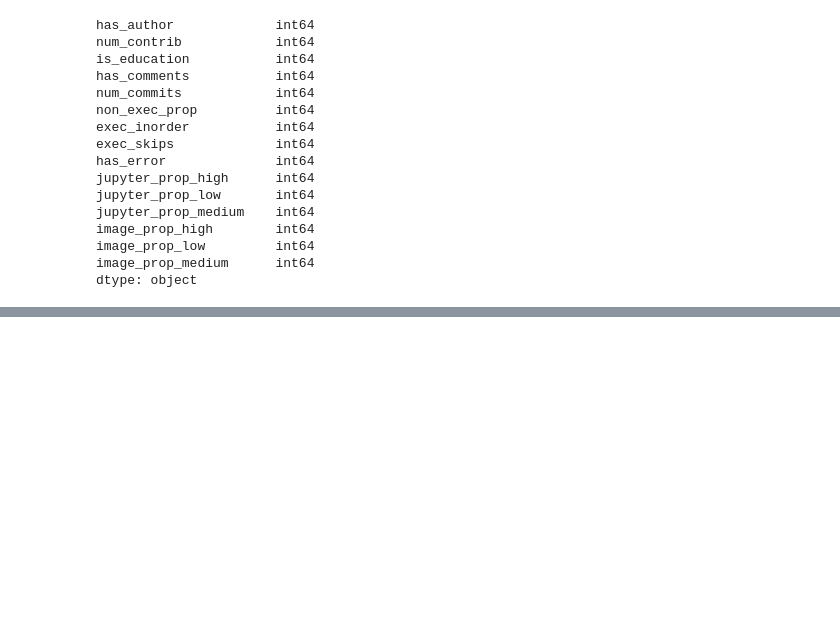
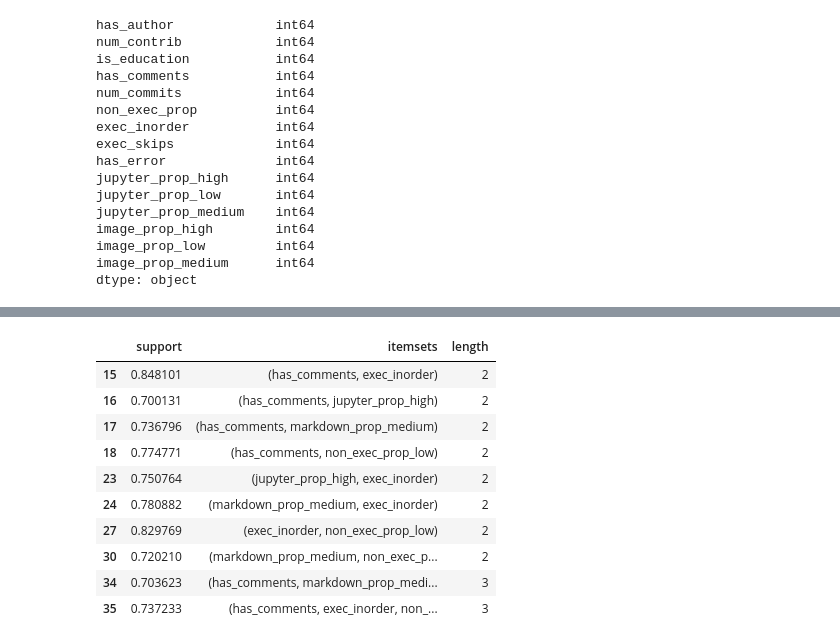
Before and after one commit to Isabel-Gan/quantifying-notebook-features, a Jupyter notebook: output/complete-runs/analysis/cat-factor-analysis.ipynb, the cells around one changed output, grey strips where cells are left out. Saved outputs shown, nothing was run; the diff lists cells and outputs as text; code cells hidden in the pictures; blank space fills up the shorter version.

```diff
--- a/output/complete-runs/analysis/cat-factor-analysis.ipynb
+++ b/output/complete-runs/analysis/cat-factor-analysis.ipynb
@@ -528,0 +595,15 @@ dtype: object
+# %%
+# filter down to itemsets that have at least 2 items and at least 0.7 support
+md_itemsets[(md_itemsets['length'] >= 2) & (md_itemsets['support'] >= 0.7)]
+# %% [output]
+|  | support | itemsets | length |
+| 15 | 0.848101 | (has_comments, exec_inorder) | 2 |
+| 16 | 0.700131 | (has_comments, jupyter_prop_high) | 2 |
+| 17 | 0.736796 | (has_comments, markdown_prop_medium) | 2 |
+| 18 | 0.774771 | (has_comments, non_exec_prop_low) | 2 |
+| 23 | 0.750764 | (jupyter_prop_high, exec_inorder) | 2 |
+| 24 | 0.780882 | (markdown_prop_medium, exec_inorder) | 2 |
+| 27 | 0.829769 | (exec_inorder, non_exec_prop_low) | 2 |
+| 30 | 0.720210 | (markdown_prop_medium, non_exec_p... | 2 |
+| 34 | 0.703623 | (has_comments, markdown_prop_medi... | 3 |
+| 35 | 0.737233 | (has_comments, exec_inorder, non_... | 3 |
```
Also changed, not shown: parts of 7 cells of this notebook.
